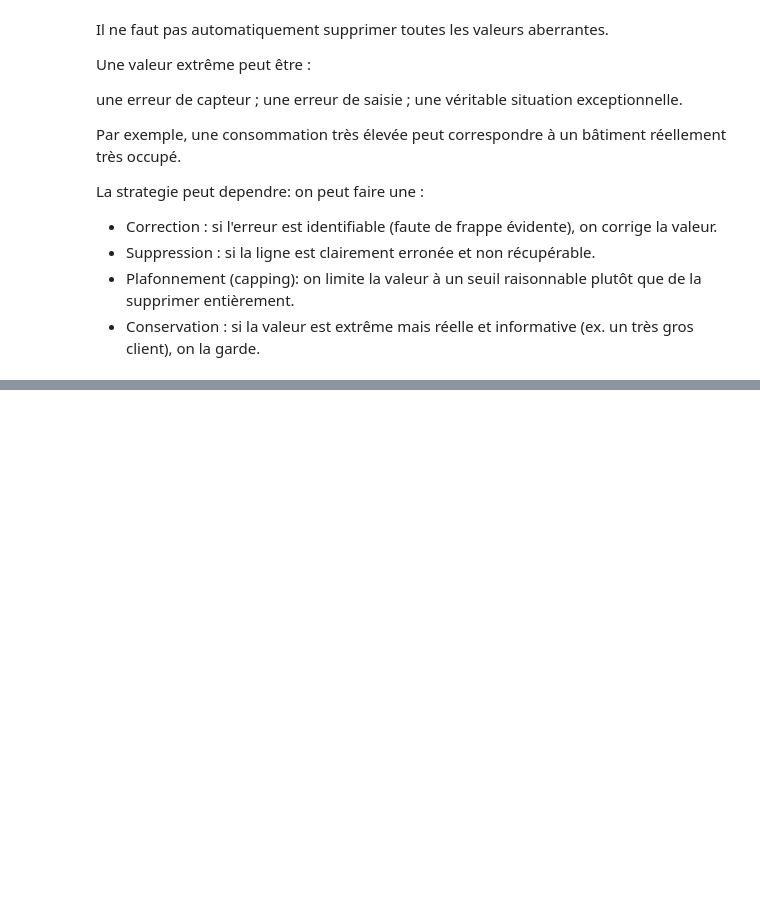
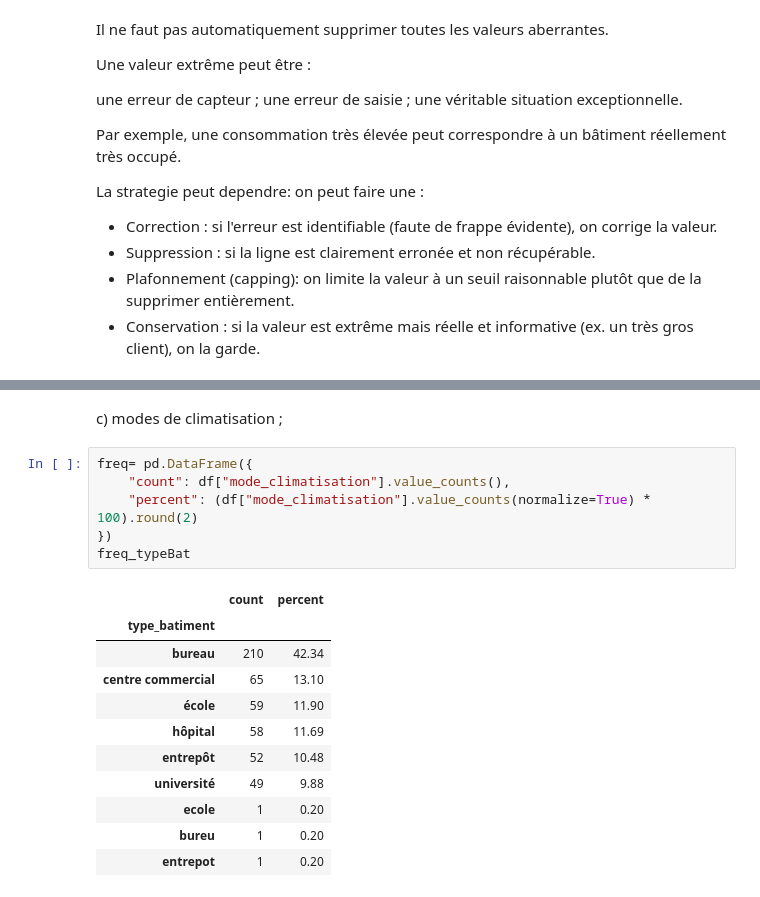
Before and after one commit to khadidiatoungom4-ai/Atelier_Pr-paration_de_donn-es_tabulaires-, a Jupyter notebook: notebooks/atelier_prepa_donnees_tab.ipynb, the cells around one changed output, grey strips where cells are left out. Drawn from its saved outputs; the diff is of its cells as text; blank space fills up the shorter version.

```diff
--- a/notebooks/atelier_prepa_donnees_tab.ipynb
+++ b/notebooks/atelier_prepa_donnees_tab.ipynb
@@ -493,0 +535,20 @@ La strategie peut dependre: on peut faire une :
+# %% [markdown]
+c) modes de climatisation ;
+# %%
+freq= pd.DataFrame({
+    "count": df["mode_climatisation"].value_counts(),
+    "percent": (df["mode_climatisation"].value_counts(normalize=True) * 100).round(2)
+})
+freq_typeBat
+# %% [output]
+|  | count | percent |
+| type_batiment |  |  |
+| bureau | 210 | 42.34 |
+| centre commercial | 65 | 13.10 |
+| école | 59 | 11.90 |
+| hôpital | 58 | 11.69 |
+| entrepôt | 52 | 10.48 |
+| université | 49 | 9.88 |
+| ecole | 1 | 0.20 |
+| bureu | 1 | 0.20 |
+| entrepot | 1 | 0.20 |
```
Also changed, not shown: parts of 12 cells of this notebook.
